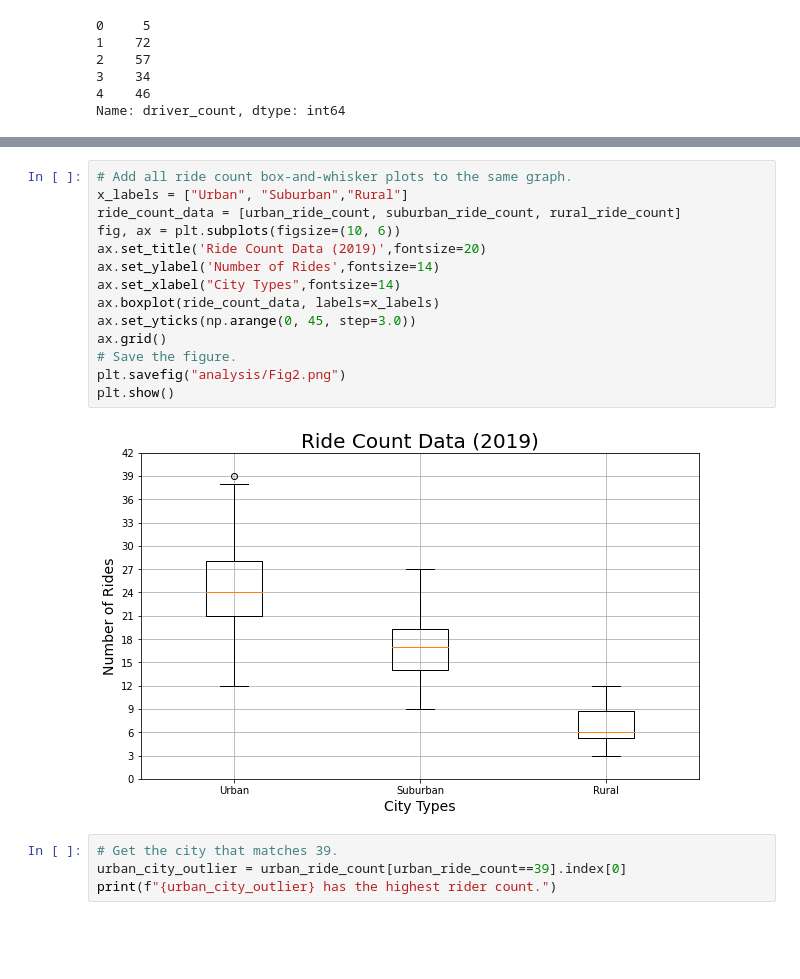
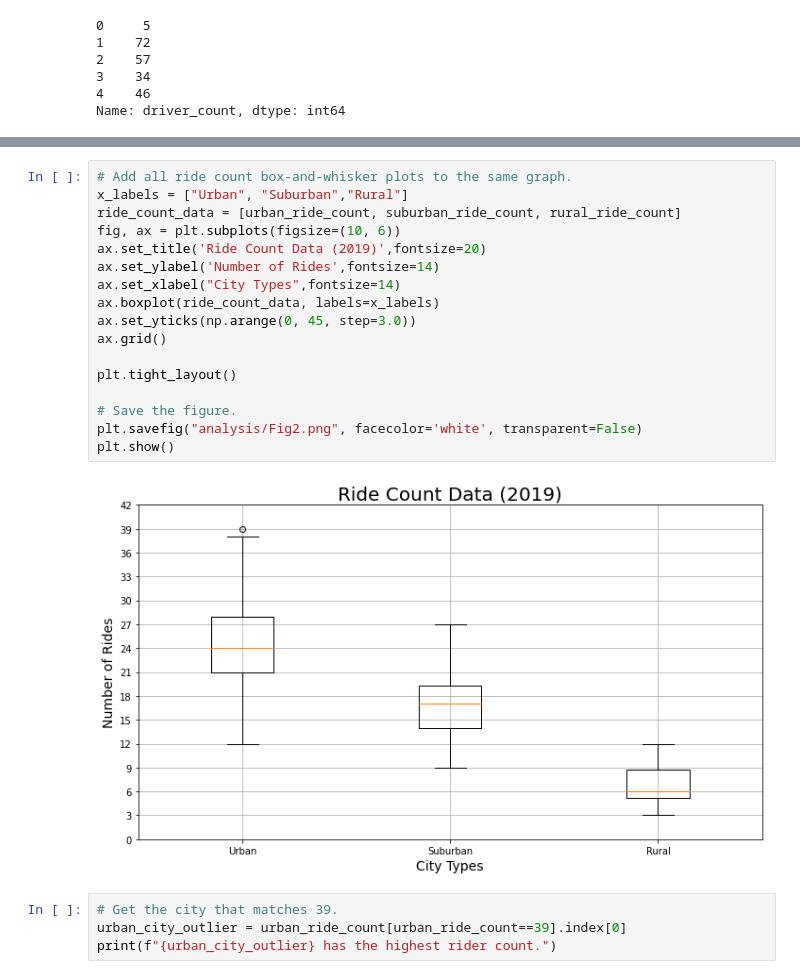
Before and after one commit to yiggzzz/PyBer_Analysis, a Jupyter notebook: PyBer.ipynb, the cells around one changed output, grey strips where cells are left out. Saved outputs shown, nothing was run; the diff lists cells and outputs as text; blank space fills up the shorter version.

```diff
--- a/PyBer.ipynb
+++ b/PyBer.ipynb
@@ -456,19 +457,22 @@ plt.show()
 # %%
 # Add all ride count box-and-whisker plots to the same graph.
 x_labels = ["Urban", "Suburban","Rural"]
 ride_count_data = [urban_ride_count, suburban_ride_count, rural_ride_count]
 fig, ax = plt.subplots(figsize=(10, 6))
 ax.set_title('Ride Count Data (2019)',fontsize=20)
 ax.set_ylabel('Number of Rides',fontsize=14)
 ax.set_xlabel("City Types",fontsize=14)
 ax.boxplot(ride_count_data, labels=x_labels)
 ax.set_yticks(np.arange(0, 45, step=3.0))
 ax.grid()
+
+plt.tight_layout()
+
 # Save the figure.
-plt.savefig("analysis/Fig2.png")
+plt.savefig("analysis/Fig2.png", facecolor='white', transparent=False)
 plt.show()
 # %% [output]
-[figure, old version]
+[figure, new version]
 # %%
 # Get the city that matches 39.
 urban_city_outlier = urban_ride_count[urban_ride_count==39].index[0]
```
Also changed, not shown: parts of 2 cells of this notebook, 1 other file.
